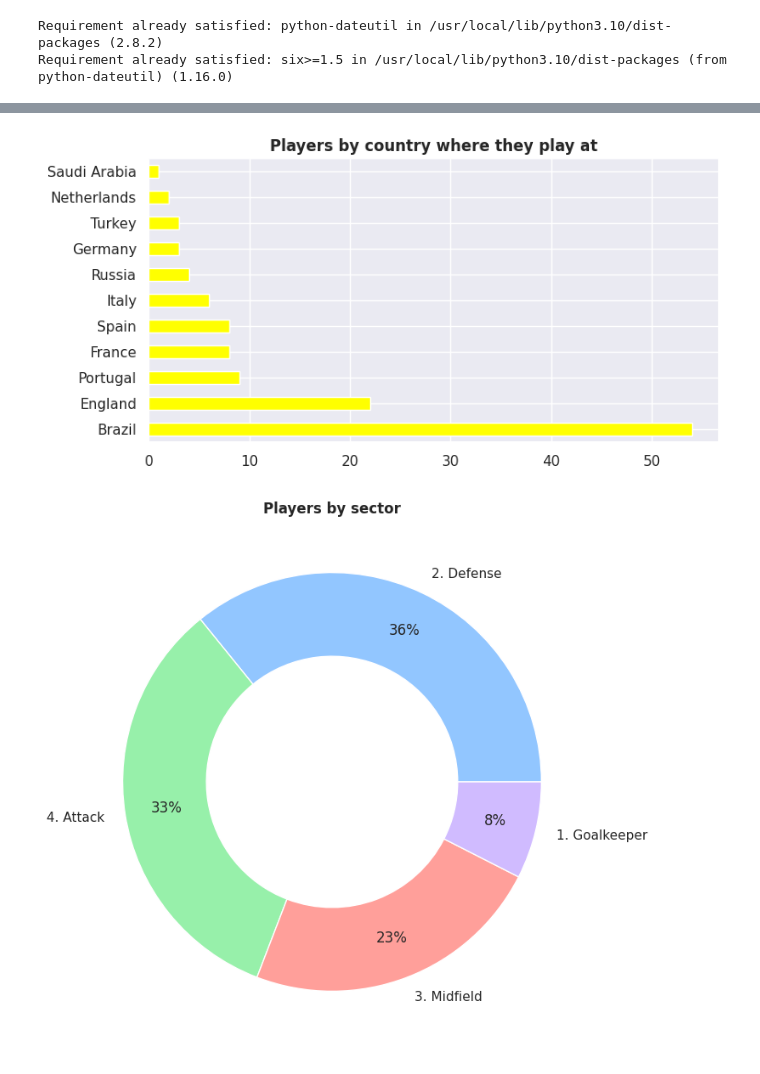
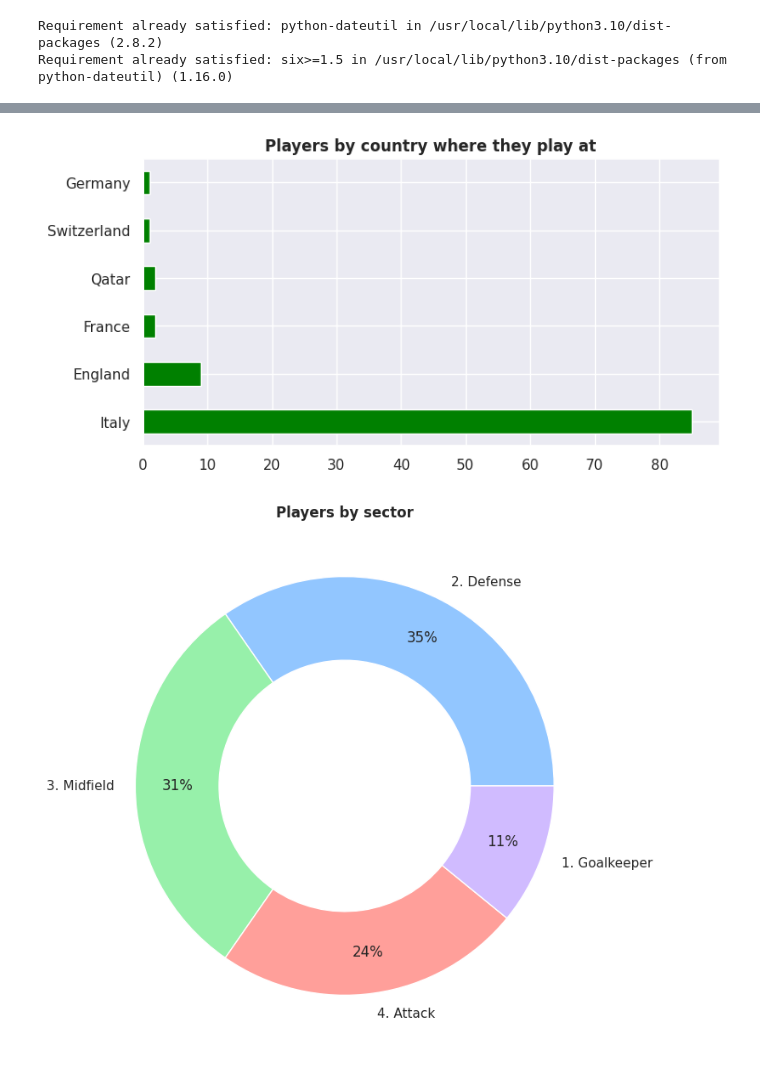
Before and after one commit to guilhermelaviola/GoalAnalysis, a Jupyter notebook: ItalianPlayers.ipynb, the cells around one changed output, grey strips where cells are left out. Cells and saved outputs as stored; diff of their text form; code cells hidden in the pictures.

```diff
--- a/ItalianPlayers.ipynb
+++ b/ItalianPlayers.ipynb
@@ -17,7 +17,7 @@ sns.set(style = 'darkgrid')
 plt.style.use('seaborn-pastel')
 # %%
 # Importing and displaying the last 10 players:
-df = pd.ExcelFile('br-players.xlsx')
-players = pd.read_excel(df, 'br-players')
+df = pd.ExcelFile('it-players.xlsx')
+players = pd.read_excel(df, 'it-players')
 players.tail(10)
 # %% [output]
@@ -71,11 +71,11 @@ plt.show()
 # %%
 # Displaying players by country where they play at:
-players['Club country'].value_counts().plot(kind = 'barh', color = 'yellow', figsize = (8, 4))
+players['Club country'].value_counts().plot(kind = 'barh', color = 'green', figsize = (8, 4))
 plt.ylabel(None)
 plt.title('Players by country where they play at', fontweight = 'bold')
 plt.show()
 # %% [output]
-[figure, old version]
+[figure, new version]
 # %%
 # Displaying players by sector:
 players['Sector'].value_counts().plot(kind = 'pie', autopct = '%.0f%%', figsize = (8, 8), wedgeprops = dict(width = 0.4), pctdistance = 0.8)
@@ -83,7 +83,7 @@ plt.ylabel(None)
 plt.title('Players by sector', fontweight = 'bold')
 plt.show()
 # %% [output]
-[figure, old version]
+[figure, new version]
 # %%
 # Displaying players by position:
 players['Position'].value_counts().plot(kind = 'pie', autopct = '%.0f%%', figsize = (8, 8), wedgeprops = dict(width = 0.4), pctdistance = 0.8)
```
Also changed, not shown: parts of 13 cells of this notebook.
